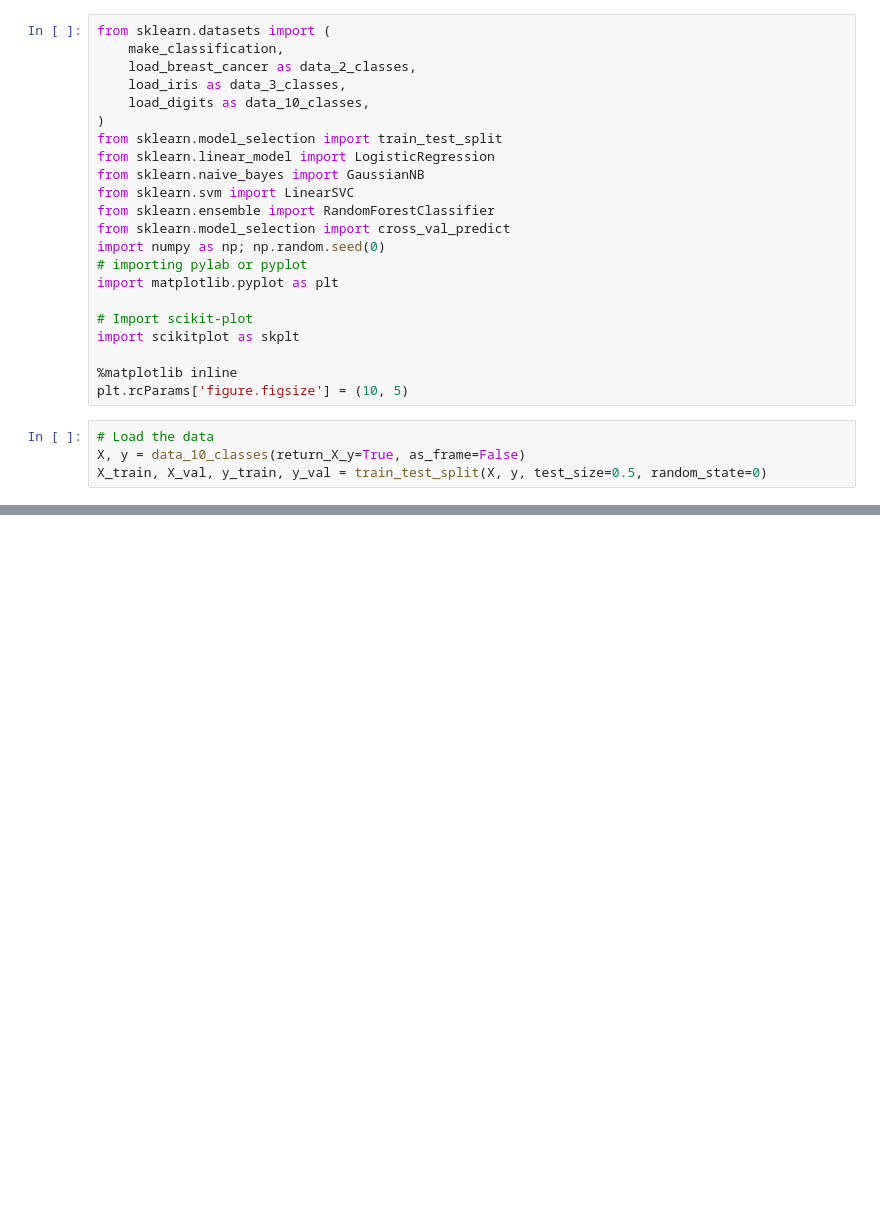
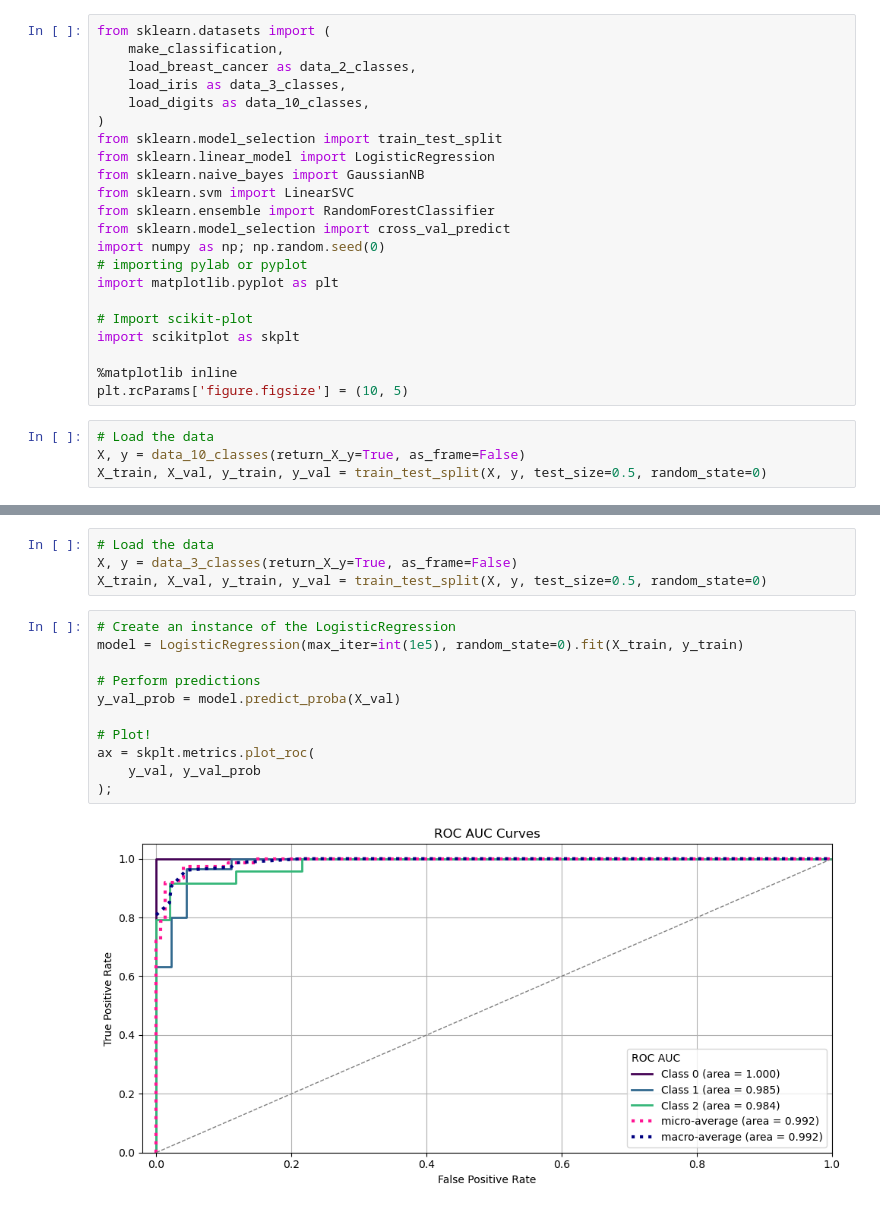
Before and after one commit to celik-muhammed/scikit-plot, a Jupyter notebook: examples/00-jupyter_notebooks/plot_roc_curve_notebook.ipynb, the cells around one changed output, grey strips where cells are left out. Drawn from its saved outputs; the diff is of its cells as text; blank space fills up the shorter version.

```diff
--- a/examples/00-jupyter_notebooks/plot_roc_curve_notebook.ipynb
+++ b/examples/00-jupyter_notebooks/plot_roc_curve_notebook.ipynb
@@ -48,0 +49,17 @@ ax = skplt.metrics.plot_roc(
+# %%
+# Load the data
+X, y = data_3_classes(return_X_y=True, as_frame=False)
+X_train, X_val, y_train, y_val = train_test_split(X, y, test_size=0.5, random_state=0)
+# %%
+# Create an instance of the LogisticRegression
+model = LogisticRegression(max_iter=int(1e5), random_state=0).fit(X_train, y_train)
+
+# Perform predictions
+y_val_prob = model.predict_proba(X_val)
+
+# Plot!
+ax = skplt.metrics.plot_roc(
+    y_val, y_val_prob
+);
+# %% [output]
+[figure, added]
```
Also changed, not shown: parts of 1 cell of this notebook, 19 other files.
